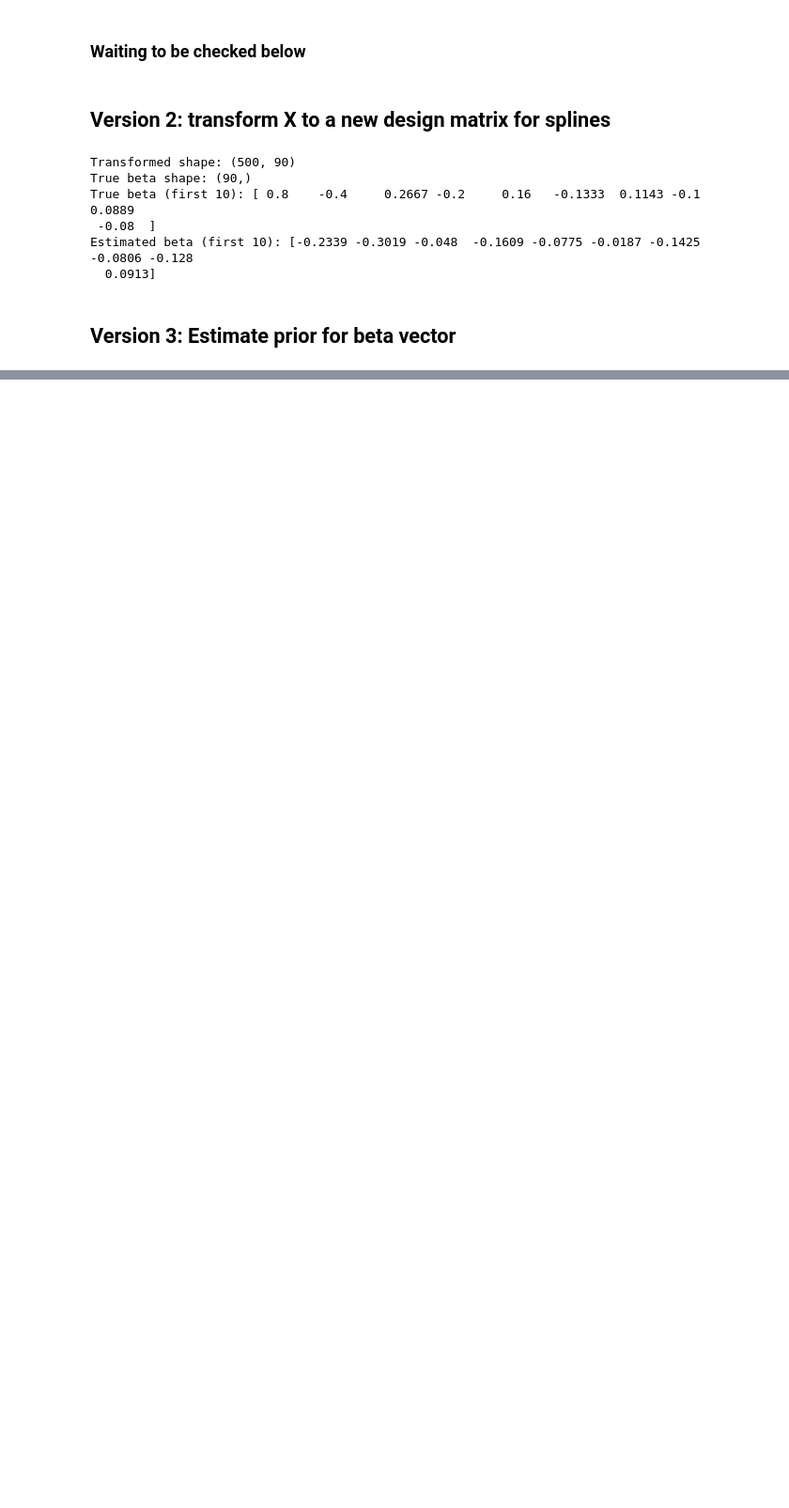
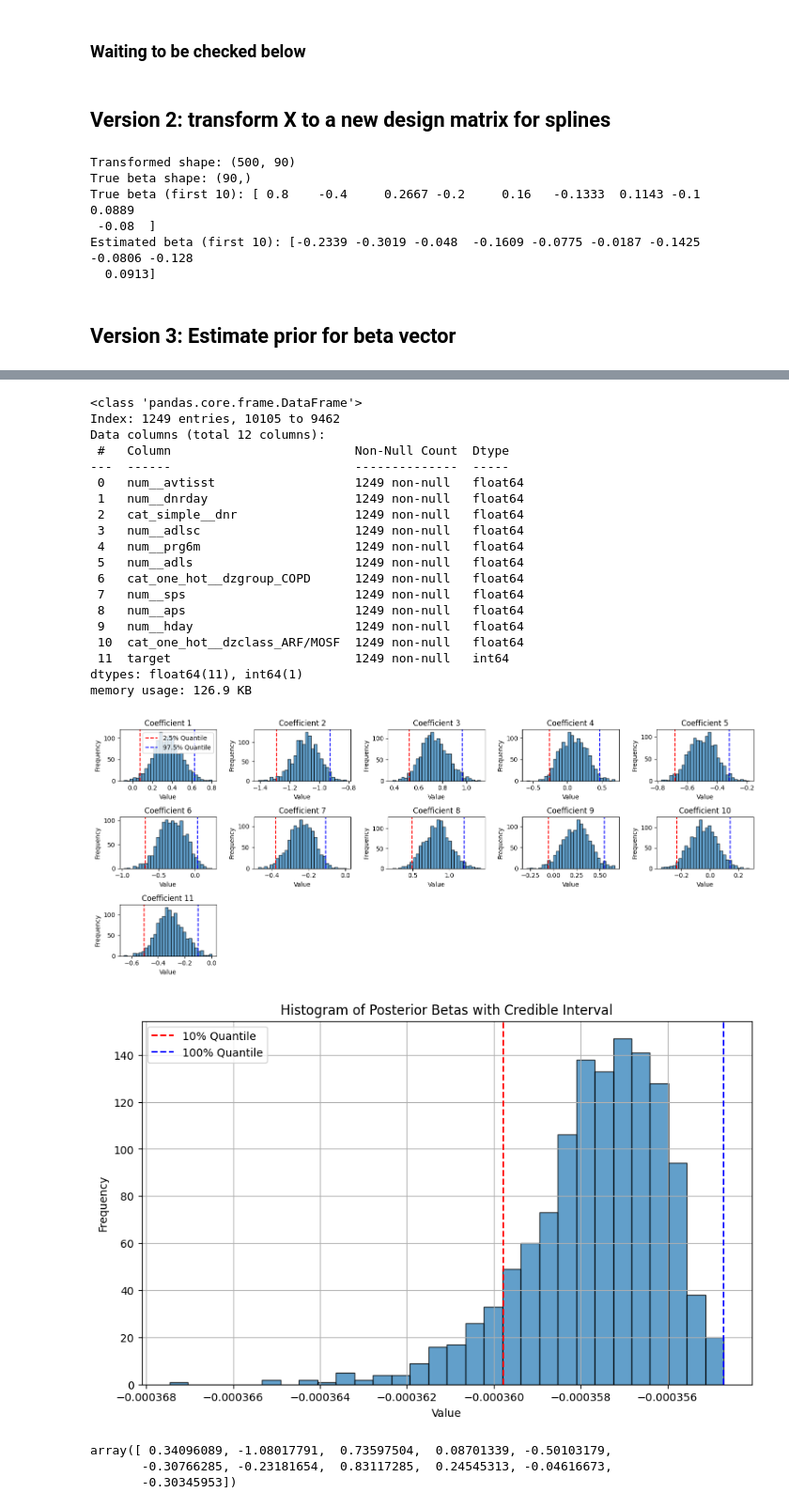
Before and after one commit to Gufeng-2002/5420_Final_Project, a Jupyter notebook: src/LogisticRegreTest.ipynb, the cells around one changed output, grey strips where cells are left out. Shown at 94% size. Drawn from its saved outputs; the diff is of its cells as text; code cells hidden in the pictures; blank space fills up the shorter version.

```diff
--- a/src/LogisticRegreTest.ipynb
+++ b/src/LogisticRegreTest.ipynb
@@ -237,0 +457,54 @@ Estimated beta (first 10): [-0.2339 -0.3019 -0.048  -0.1609 -0.0775 -0.0187 -0.1
+# %%
+importlib.reload(lr)
+
+# Prepare data
+# for this moment, only consider the target having value 1
+real_data_y1 = real_data.copy()
+real_data_y1['target'] = real_data_y1['target'].apply(lambda x: 1 if x == 1 else 0)
+real_data_y1['target'].value_counts()
+
+# take the first 10 percent observations
+real_data_y1_10 = real_data_y1.sample(frac=0.1, random_state=42)
+real_data_y1_10.info()
+# take out the feature matrix and target vector
+X = real_data_y1_10.drop(columns=['target']).values
+y = real_data_y1_10['target'].values
+
+# prior of beta
+bootstrap_estimator = lr.Samples()
+bootstrap_estimates_results = bootstrap_estimator.bootstrap_estimates(X, y, B=y.shape[0])
+visualize_bootstrap_estimates(bootstrap_estimates_results)
+
+# posterior of beta
+post_mc = lr.Posterior()
+beta_estimates, posterior_density_results = post_mc.posterior_estimates_density(X, y, B=y.shape[0])
+
+plot_posterior_density_with_credible_interval(posterior_density_results)
+
+posterior_beta_exp = post_mc.posterior_quantile_betas(posterior_density_results, beta_estimates, top_quantile=0.9)
+posterior_beta_exp
+# %% [output]
+<class 'pandas.core.frame.DataFrame'>
+Index: 1249 entries, 10105 to 9462
+Data columns (total 12 columns):
+ #   Column                         Non-Null Count  Dtype
+---  ------                         --------------  -----
+ 0   num__avtisst                   1249 non-null   float64
+ 1   num__dnrday                    1249 non-null   float64
+ 2   cat_simple__dnr                1249 non-null   float64
+ 3   num__adlsc                     1249 non-null   float64
+ 4   num__prg6m                     1249 non-null   float64
+ 5   num__adls                      1249 non-null   float64
+ 6   cat_one_hot__dzgroup_COPD      1249 non-null   float64
+ 7   num__sps                       1249 non-null   float64
+ 8   num__aps                       1249 non-null   float64
+ 9   num__hday                      1249 non-null   float64
+ 10  cat_one_hot__dzclass_ARF/MOSF  1249 non-null   float64
+ 11  target                         1249 non-null   int64
+dtypes: float64(11), int64(1)
+memory usage: 126.9 KB
+[figure, added]
+[figure, added]
+array([ 0.34096089, -1.08017791,  0.73597504,  0.08701339, -0.50103179,
+       -0.30766285, -0.23181654,  0.83117285,  0.24545313, -0.04616673,
+       -0.30345953])
```
Also changed, not shown: parts of 45 cells of this notebook.
